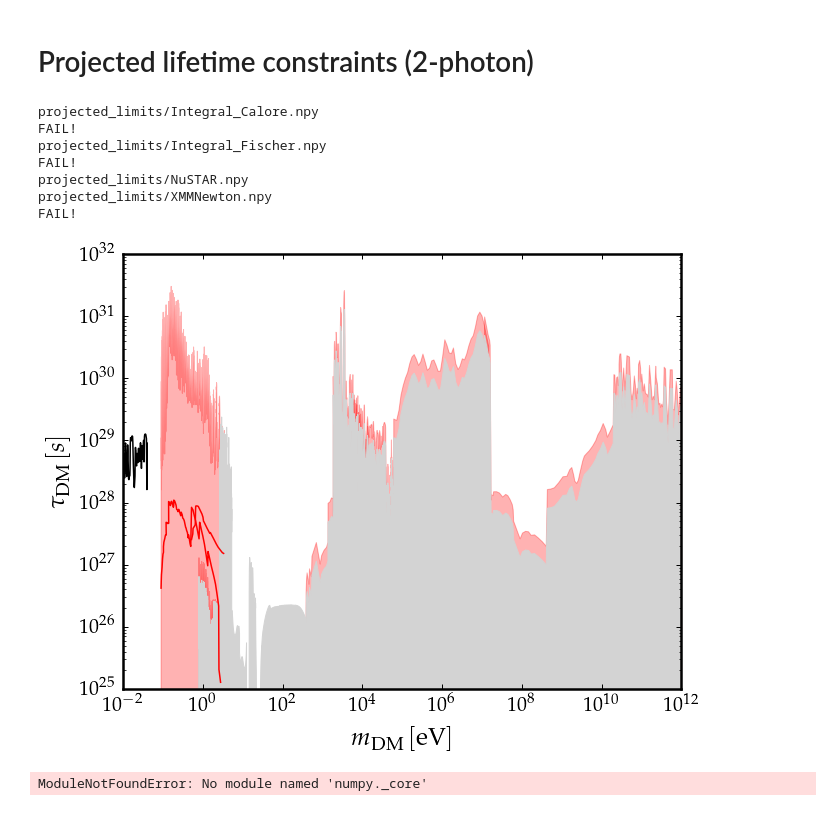
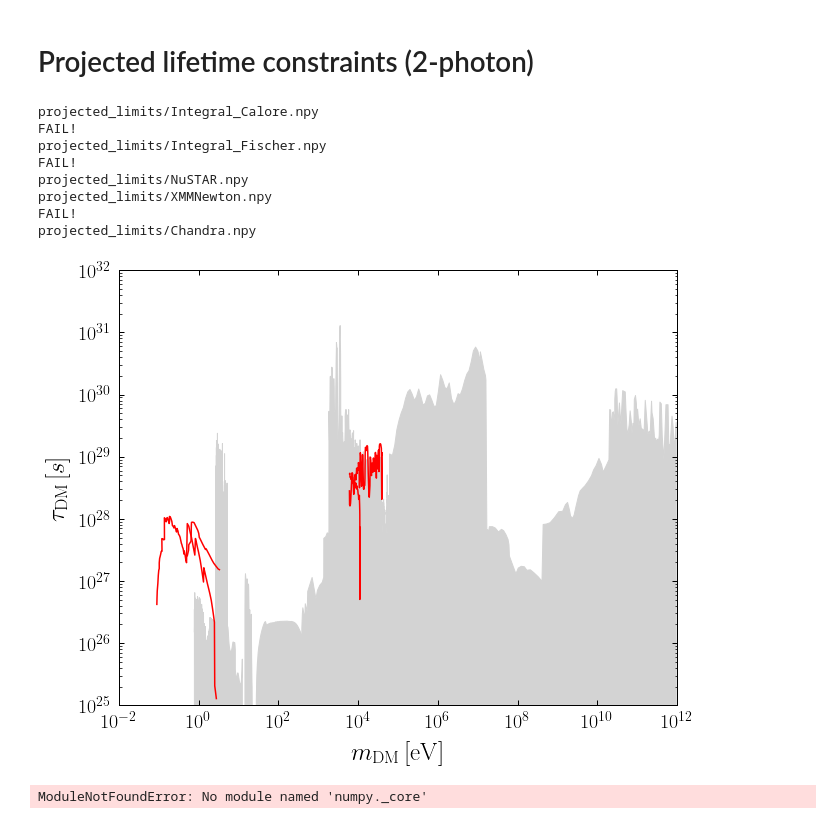
Before and after one commit to joshua-benabou/Mega_Decaying_DM_Milkyway_Analysis, a Jupyter notebook: Mega_plot.ipynb, the cells around one changed output. Saved outputs shown, nothing was run; the diff lists cells and outputs as text; code cells hidden in the pictures.

```diff
--- a/Mega_plot.ipynb
+++ b/Mega_plot.ipynb
@@ -114,8 +114,8 @@ Hz_to_eV = 1/s_to_inveV
 cm_to_inv_eV = 1e-2 * m_to_inv_eV
 # %%
 #instrument_list = ["JWST", "Euclid", "Hubble", "XMM", "Chandra", "NuStar", "Integral", "Fermi"]
-instrument_list = ["Integral_Calore", "Integral_Fischer", "NuSTAR", "XMMNewton"] #"Fermi",
-existing_limits = ["test"] # debug
+instrument_list = ["Integral_Calore", "Integral_Fischer", "NuSTAR", "XMMNewton", "Chandra"] #"Fermi",
+#existing_limits = ["test"] # debug
 # %% [markdown]
 # Projected lifetime constraints (2-photon)
 # %%
@@ -179,7 +179,7 @@ for instrument in instrument_list:#["NuSTAR"]:#
     try:
         print("projected_limits/"+instrument+".npy")
         projected_limit_dat = np.load("projected_limits/"+instrument+".npy", allow_pickle=True).item()
-        plt.plot(projected_limit_dat["mDM_eV"], projected_limit_dat["tau_limit_arr_s"], color="k")
+        plt.plot(projected_limit_dat["mDM_eV"], projected_limit_dat["tau_limit_arr_s"], color="red")
 
     except:
         print("FAIL!")
@@ -201,25 +201,25 @@ plt.plot(mDM_eV, gayy_limit_2_tau_limit(gayy_GeV, mDM_eV),color="red")
 # below is just for formatting projected limits from our analysis, replace with actual projections later
 
 axion_photon_limits_placeholder =  [
-    "JWST_Pinetti",
+   # "JWST_Pinetti",
    # "DESI",
    # "HST_dwarfs",
     "HST",
    # "Telescopes_MUSE",
-    "JWST",
+   # "JWST",
    # "WINERED",
    # "LeoT",
    # "CMB_Anisotropies",
    # "x_ion",
    # "CosmicBackground",
    # "GammaRayAttenuation",
-    "GammaRayDecayCompilation",
-   # "XRISM",
-    "XMM-Newton",
-    "NuSTAR",
-    "INTEGRAL",
-    "XRAY",
-    "eROSITA",
+   #  "GammaRayDecayCompilation",
+   # # "XRISM",
+   #  "XMM-Newton",
+   # # "NuSTAR",
+   #  "INTEGRAL",
+   #  "XRAY",
+   #  "eROSITA",
 ]
 
 for limit_name in axion_photon_limits_placeholder:
@@ -231,7 +231,7 @@ for limit_name in axion_photon_limits_placeholder:
     tau_limit_arr_s = gayy_limit_2_tau_limit(gayy_limit_GeV, mDM_arr_eV)
     alpha=0.3
     #plt.plot(mDM_arr_eV, 2*tau_limit_arr_s, color="red",alpha=alpha)#,lw=0.1)
-    plt.fill_between(mDM_arr_eV, 2*tau_limit_arr_s, 1e-40, color="red",zorder=-10000,alpha=alpha)#,lw=0.1)
+    plt.fill_between(mDM_arr_eV, 2*tau_limit_arr_s, 1e-40, color="red",zorder=10000,alpha=alpha)#,lw=0.1)
 
 #####################
 
@@ -251,34 +251,35 @@ for limit_name in axion_photon_limits_placeholder:
 # ax.text(0.7e4,1.5e-17,r'{\bf XRISM}',color=array([1,1,1.1])*0.3,fontsize=14,rotation=-30,path_effects=line_background(1,'k'))
 # ax.text(2.2e2,0.45e-16,r'{\bf XMM-Newton}',color=array([1,1,1.1])*0.57,fontsize=16,rotation=-43,path_effects=line_background(1,'k'))
 # ax.text(1.4e4,0.9e-18,r'{\bf  NuSTAR}',color='w',fontsize=16,rotation=-32,path_effects=line_background(1,'k'))
 # ax.text(0.15e6,0.15e-19,r'{\bf INTEGRAL}',color='w',fontsize=20,rotation=0,path_effects=line_background(1,'k'))
 # ax.text(2.3e7,0.1e-18,r'{\bf $\gamma$-ray}',color='w',fontsize=22,rotation=0,path_effects=line_background(1,'k'))
 
 # ax.text(0.005e6,1e-18,r'{\bf Cosmic background}',color='w',fontsize=35,rotation=-35,path_effects=line_background(1,'k'))
 
 # ax.text(8.0e2,0.5e-18,r'{\bf eROSITA}',color=array([1,0.9,1.1])*0.47,fontsize=14,rotation=0,path_effects=line_background(1,'k'))
 
 
 ################################################################
 plt.xlim([1e-2,1e12])
 plt.ylim([1e25,1e32])
 
 ################################################################
 #plt.legend()
 plt.xscale("log")
 plt.yscale("log")
 plt.ylabel(r"$\tau_\mathrm{DM} \, [s]$")
 plt.xlabel(r"$m_\mathrm{DM}\, [\mathrm{eV}]$")
 plt.savefig("plots/mega_plot_projected_constraint_tau.pdf",bbox_inches="tight")
 # %% [output]
 projected_limits/Integral_Calore.npy
 FAIL!
 projected_limits/Integral_Fischer.npy
 FAIL!
 projected_limits/NuSTAR.npy
 projected_limits/XMMNewton.npy
 FAIL!
+projected_limits/Chandra.npy
-[figure, old version]
+[figure, new version]
 # %%
 np.load("projected_limits/Integral_Calore.npy",allow_pickle=True)
 # %% [output]
```
Also changed, not shown: parts of 1 cell of this notebook.
